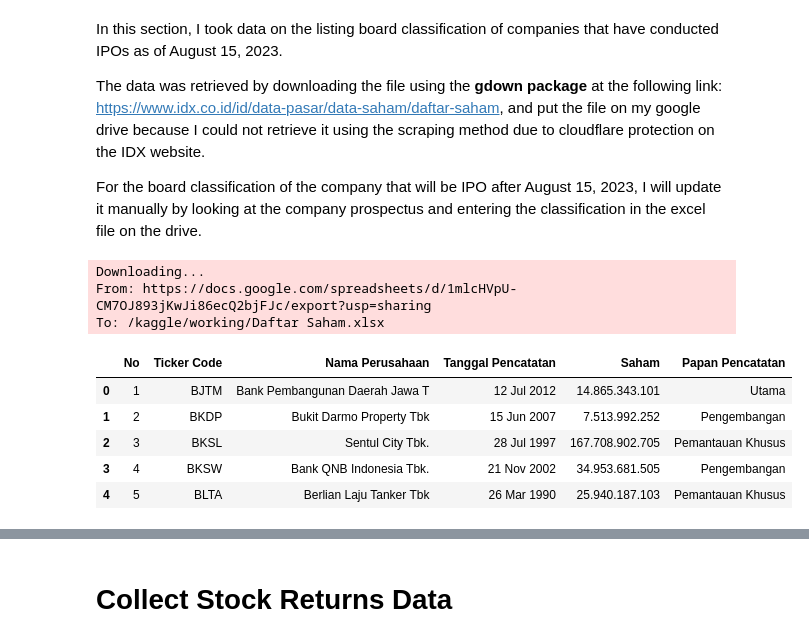
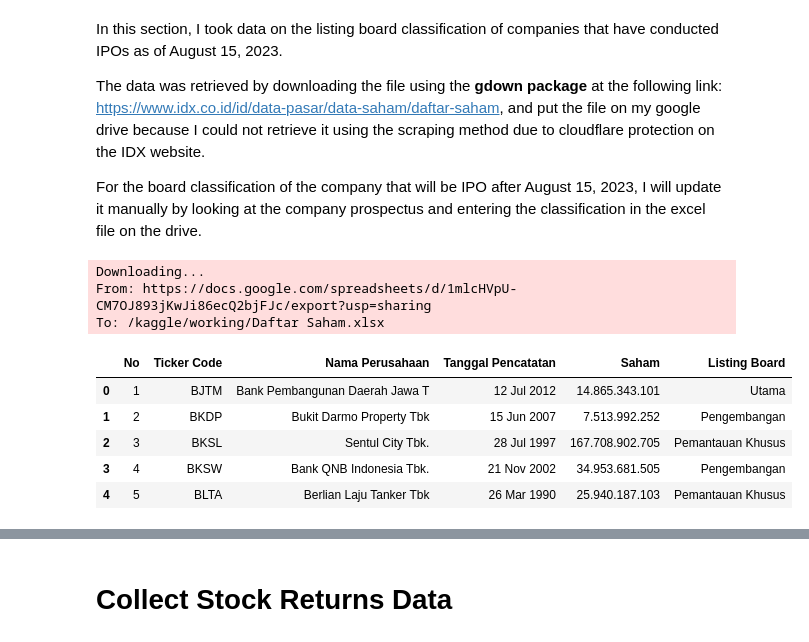
Before and after one commit to ImNash-Fahmi/Scraping-e-IPO-Data-Using-Selenium, a Jupyter notebook: scraping-e-ipo-data-using-selenium.ipynb, the cells around one changed output, grey strips where cells are left out. Drawn from its saved outputs; the diff is of its cells as text; code cells hidden in the pictures.

```diff
--- a/scraping-e-ipo-data-using-selenium.ipynb
+++ b/scraping-e-ipo-data-using-selenium.ipynb
@@ -746,20 +746,20 @@ For the board classification of the company that will be IPO after August 15, 20
 # %%
 gdown.download("https://docs.google.com/spreadsheets/d/1mlcHVpU-CM7OJ893jKwJi86ecQ2bjFJc/export?usp=sharing",
                "Daftar Saham.xlsx",
                quiet=False,
                fuzzy=True)
 
 board_list = pd.read_excel("/kaggle/working/Daftar Saham.xlsx")
-board_list.rename(columns={'Kode': 'Ticker Code'}, inplace=True) #Rename the column to perform the merge function
+board_list.rename(columns={'Kode': 'Ticker Code','Papan Pencatatan' : 'Listing Board'}, inplace=True) #Rename the column to perform the merge function
 
 os.remove("/kaggle/working/Daftar Saham.xlsx") #Delete the downloaded file
 
 board_list.head()
 # %% [output]
 Downloading...
 From: https://docs.google.com/spreadsheets/d/1mlcHVpU-CM7OJ893jKwJi86ecQ2bjFJc/export?usp=sharing
 To: /kaggle/working/Daftar Saham.xlsx
-|  | No | Ticker Code | Nama Perusahaan | Tanggal Pencatatan | Saham | Papan Pencatatan |
+|  | No | Ticker Code | Nama Perusahaan | Tanggal Pencatatan | Saham | Listing Board |
 | 0 | 1 | BJTM | Bank Pembangunan Daerah Jawa T | 12 Jul 2012 | 14.865.343.101 | Utama |
 | 1 | 2 | BKDP | Bukit Darmo Property Tbk | 15 Jun 2007 | 7.513.992.252 | Pengembangan |
 | 2 | 3 | BKSL | Sentul City Tbk. | 28 Jul 1997 | 167.708.902.705 | Pemantauan Khusus |
```
Also changed, not shown: parts of 5 cells of this notebook.
